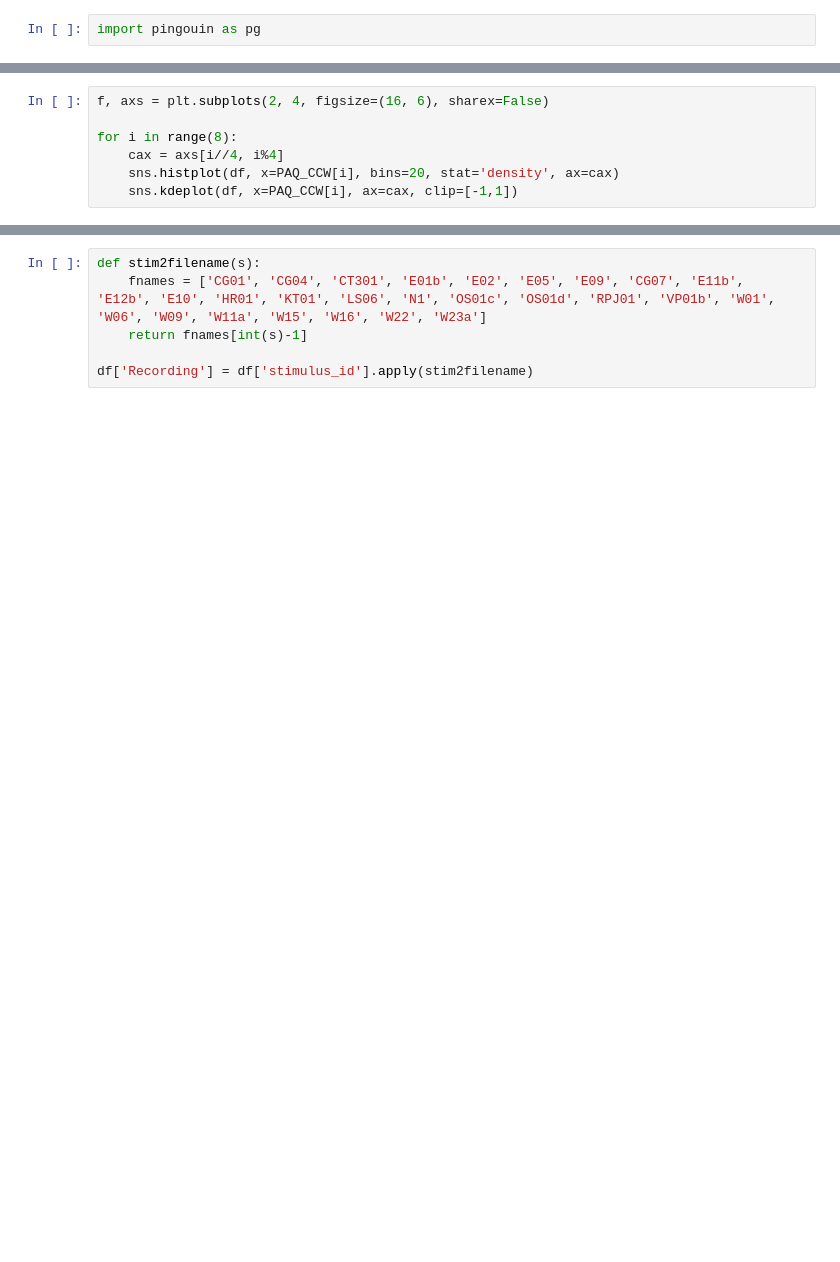
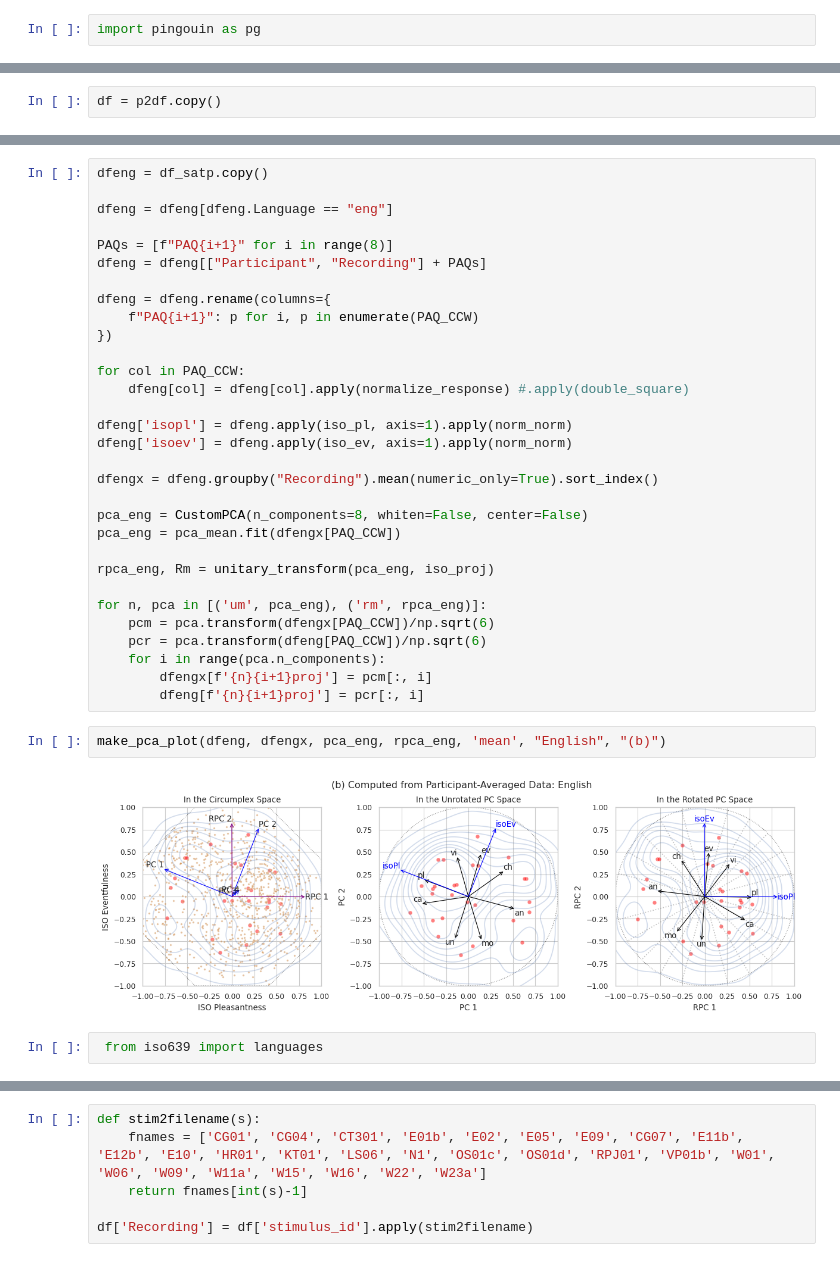
Before and after one commit to ntudsp/satp-tha-stage2, a Jupyter notebook: code/main.ipynb, the cells around one changed output, grey strips where cells are left out. Saved outputs shown, nothing was run; the diff lists cells and outputs as text; blank space fills up the shorter version.

```diff
--- a/code/main.ipynb
+++ b/code/main.ipynb
@@ -162,7 +225,0 @@ for crit in ['APPR']:
-# %%
-f, axs = plt.subplots(2, 4, figsize=(16, 6), sharex=False)
-
-for i in range(8):
-    cax = axs[i//4, i%4]
-    sns.histplot(df, x=PAQ_CCW[i], bins=20, stat='density', ax=cax)
-    sns.kdeplot(df, x=PAQ_CCW[i], ax=cax, clip=[-1,1])
@@ -172,0 +232,2 @@ for i in range(8):
+# %%
+df = p2df.copy()
@@ -172,0 +457,37 @@ for i in range(8):
+# %%
+dfeng = df_satp.copy()
+
+dfeng = dfeng[dfeng.Language == "eng"]
+
+PAQs = [f"PAQ{i+1}" for i in range(8)]
+dfeng = dfeng[["Participant", "Recording"] + PAQs]
+
+dfeng = dfeng.rename(columns={
+    f"PAQ{i+1}": p for i, p in enumerate(PAQ_CCW)
+})
+
+for col in PAQ_CCW:
+    dfeng[col] = dfeng[col].apply(normalize_response) #.apply(double_square)
+
+dfeng['isopl'] = dfeng.apply(iso_pl, axis=1).apply(norm_norm)
+dfeng['isoev'] = dfeng.apply(iso_ev, axis=1).apply(norm_norm)
+
+dfengx = dfeng.groupby("Recording").mean(numeric_only=True).sort_index()
+
+pca_eng = CustomPCA(n_components=8, whiten=False, center=False)
+pca_eng = pca_mean.fit(dfengx[PAQ_CCW])
+
+rpca_eng, Rm = unitary_transform(pca_eng, iso_proj)
+
+for n, pca in [('um', pca_eng), ('rm', rpca_eng)]:
+    pcm = pca.transform(dfengx[PAQ_CCW])/np.sqrt(6)
+    pcr = pca.transform(dfeng[PAQ_CCW])/np.sqrt(6)
+    for i in range(pca.n_components):
+        dfengx[f'{n}{i+1}proj'] = pcm[:, i]
+        dfeng[f'{n}{i+1}proj'] = pcr[:, i]
+# %%
+make_pca_plot(dfeng, dfengx, pca_eng, rpca_eng, 'mean', "English", "(b)")
+# %% [output]
+[figure, added]
+# %%
+ from iso639 import languages
```
Also changed, not shown: parts of 120 cells of this notebook, 32 other files.
